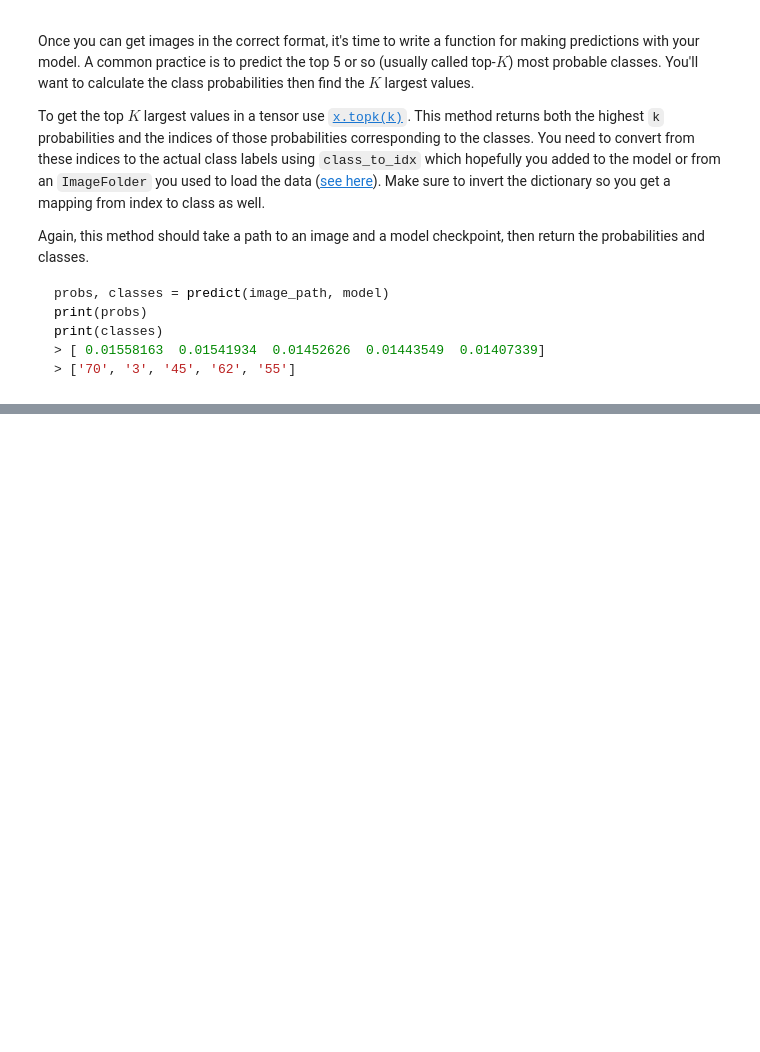
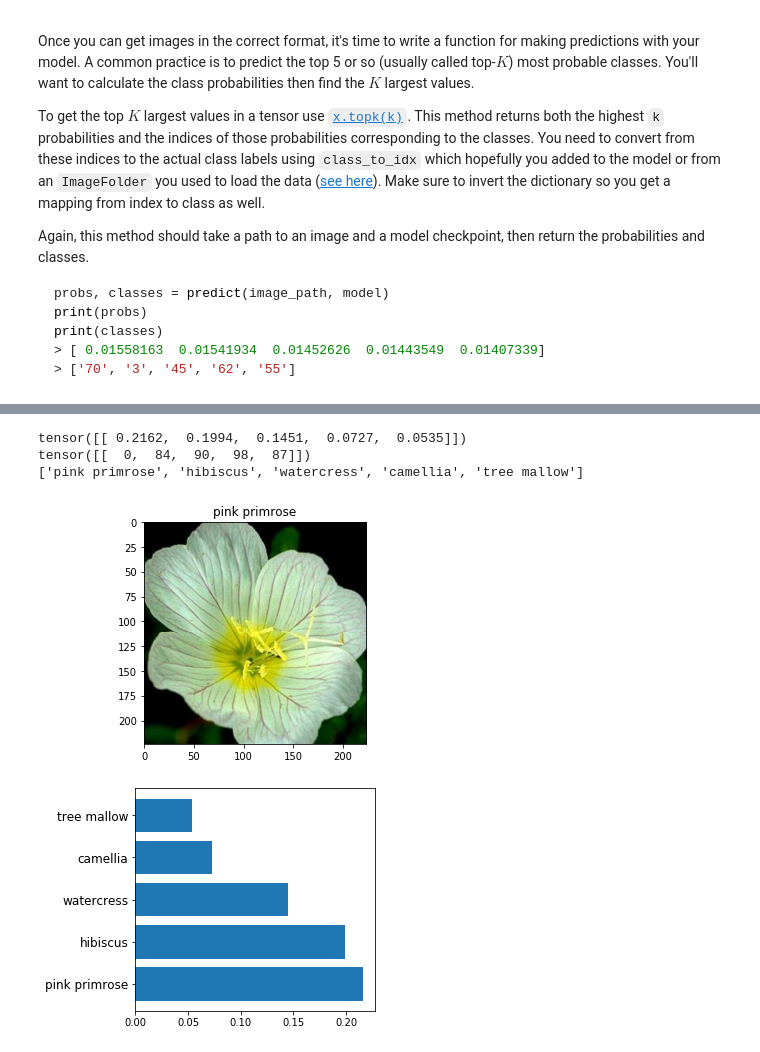
Before and after one commit to jihangshin/udacity, a Jupyter notebook: Image Classifier Project.ipynb, the cells around one changed output, grey strips where cells are left out. Cells and saved outputs as stored; diff of their text form; code cells hidden in the pictures; blank space fills up the shorter version.

```diff
--- a/Image Classifier Project.ipynb
+++ b/Image Classifier Project.ipynb
@@ -459,0 +443,65 @@ You can convert from the class integer encoding to actual flower names with the
+# %%
+# TODO: Display an image along with the top 5 classes
+
+# preprocessing image
+fp_image = valid_dir +'/1/image_06739.jpg'
+#image, label = next(iter(train_loader))
+image = process_image(fp_image)
+tc_image = torch.from_numpy(image)
+
+# Execute predict() to get the tensor of probs, indexes
+probs, indexes = predict(tc_image, model)
+print(probs)
+print(indexes)
+
+# create a dictionary with reverse mapping
+# class_to_idx, it has class of the flower as the key and the idx as the value for that key.
+class_to_idx = checkpoint['class_to_idx']
+idx_to_class = {val: key for key, val in class_to_idx.items()}
+#print(class_to_idx)
+#print(idx_to_class)
+
+# convert tensor -> list type
+np_indexes = indexes.numpy()
+ls_indexes = np_indexes.tolist()
+#print(len(ls_indexes))
+
+# create a list of top 5 classes
+classes = []
+for indice in ls_indexes[0]:
+    class_idx = idx_to_class[indice]
+    classes.append(cat_to_name[class_idx])
+print(classes)
+
+
+def view_classify(tc_image, probs, classes, topk=5):
+
+    # process image to fit ax1
+    image = tc_image.numpy().transpose((1, 2, 0))
+    # Undo preprocessing
+    mean = np.array([0.485, 0.456, 0.406])
+    std = np.array([0.229, 0.224, 0.225])
+    mul = std * image
+    image = std * image + mean
+    image = np.clip(image, 0, 1)
+
+
+    fig, (ax1, ax2) = plt.subplots(figsize=(6,9), nrows=2)
+    ax1.imshow(image)
+    ax1.set_title(classes[0])   #set title to the class name with highest prob
+
+    # create a list of top 5 probs
+    ls_probs = probs.numpy().tolist()
+
+    ax2.barh(np.arange(topk), ls_probs[0])
+    ax2.set_aspect(0.04)
+    ax2.set_yticks(np.arange(topk))
+    ax2.set_yticklabels(classes, fontsize=12)
+
+
+view_classify(tc_image, probs, classes)
+# %% [output]
+tensor([[ 0.2162,  0.1994,  0.1451,  0.0727,  0.0535]])
+tensor([[  0,  84,  90,  98,  87]])
+['pink primrose', 'hibiscus', 'watercress', 'camellia', 'tree mallow']
+[figure, added]
```
Also changed, not shown: parts of 3 cells of this notebook, 6 other files.
